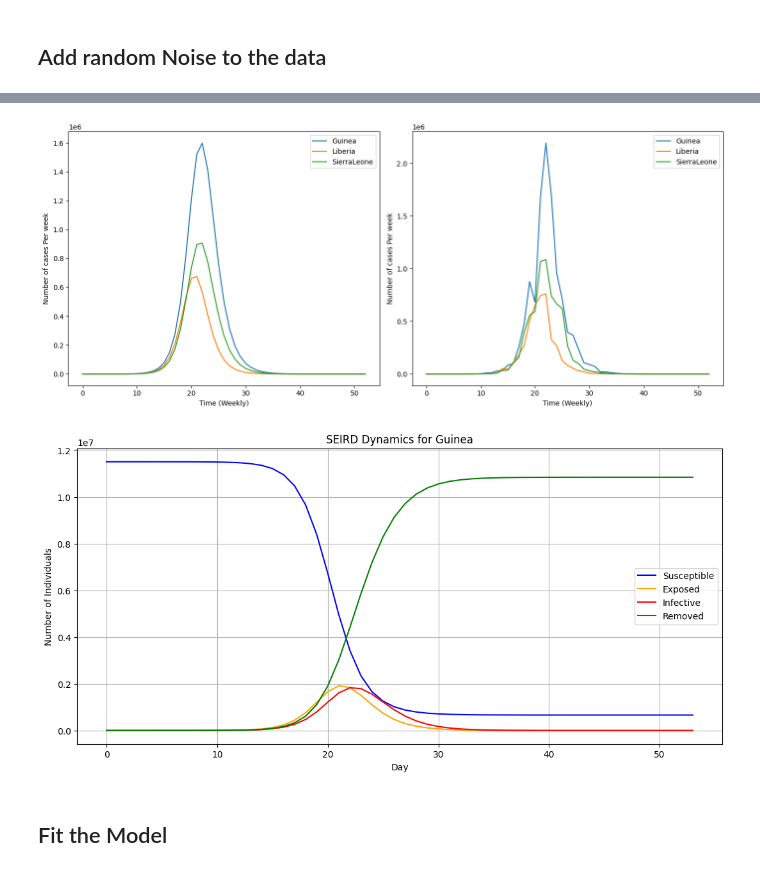
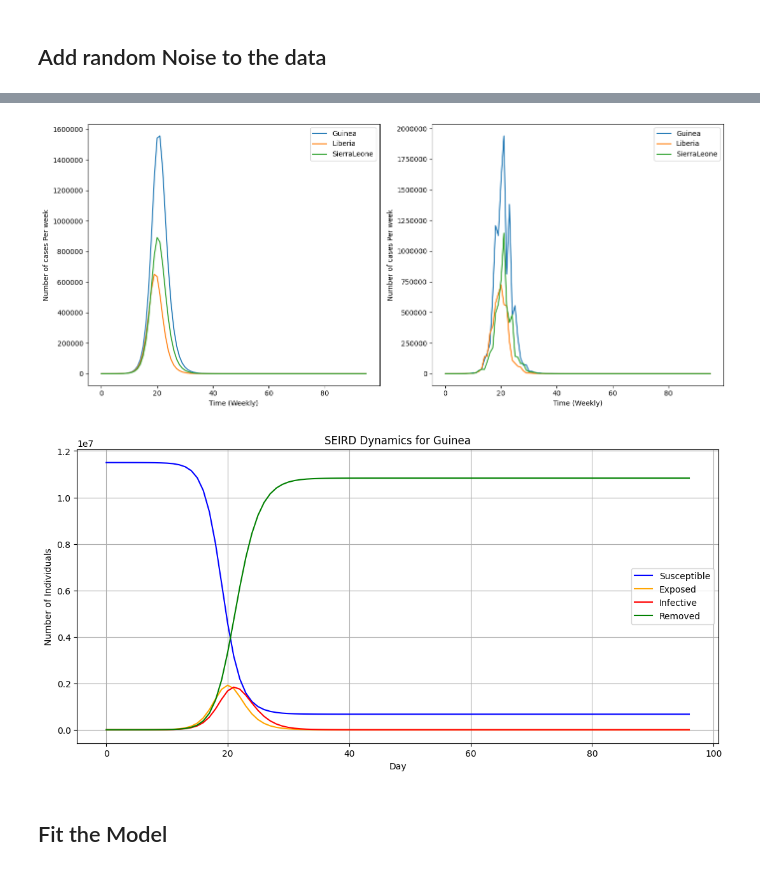
Before and after one commit to Samuelameningayeh/thesis, a Jupyter notebook: SEIR/synthetic_with_coupling.ipynb, the cells around one changed output, grey strips where cells are left out. Saved outputs shown, nothing was run; the diff lists cells and outputs as text; code cells hidden in the pictures.

```diff
--- a/SEIR/synthetic_with_coupling.ipynb
+++ b/SEIR/synthetic_with_coupling.ipynb
@@ -78,21 +70,18 @@ array([[2.1 , 0.21, 0.14],
 # %%
 n_patches = 3
-T = 53  #371/7 #96 #679/7
+T = 96  #371/7 #96 #679/7
 # Time vector
 t = np.linspace(0, T, T)
 
 N = [11.5e6, 4.5e6, 6.8e6]  # Guinea, Liberia, Sierra Leone
-# N=[1000000, 960000, 745000]
-# N = np.array([110000, 440000, 680000])
 
 ## Get the Parameters
-
 beta = np.array([[0.3, 0.03, 0.02],
            [0.03, 0.4, 0.05],
            [0.02, 0.05, 0.35]])*7
 # beta = np.array([0.3, 0.4, 0.35])*7
 sigma = np.array([1/8.5, 1/8.5, 1/8.5])*7
-gamma = np.array([1/9, 1/7, 1/6])*7
+gamma = np.array([1/9, 1/6.7, 1/6])*7
 
 phi = 10           # Negative binomial dispersion parameter
 reporting_rate = 1 #0.8  # Proportion of cases reported
@@ -100,9 +89,9 @@ reporting_rate = 1 #0.8  # Proportion of cases reported
 
 # Initial conditions
 E0 = np.array([10, 1, 1])
-I0 = np.array([10, 1, 1])
+I0 = np.array([10, 10, 10])
 R0 = np.array([0,0,0])
-C0 = np.array([10,1,1])
+C0 = np.array([10,10,10])
 S0 = np.array([N[0]-E0[0]-I0[0], N[1]-E0[1]-I0[1], N[2]-E0[2]-I0[2]])
 
 # initial_state = [guinea, lib, sir]
@@ -214,30 +203,32 @@ raw_coupling.head()
 # %%
 fig, ax = plt.subplots(1,2, figsize = (14, 6))
 countries = ['Guinea', 'Liberia', 'SierraLeone']
 for i in range(3):
     ax[0].plot(raw_coupling[f'{countries[i]}_New_case'])
     ax[0].legend(countries)
     # ax[0].set_title('Number of new infections NO NOISE at time t $[\int_0^T \sigma*$E]')
     ax[0].set_xlabel('Time (Weekly)')
     ax[0].set_ylabel('Number of cases Per week')
+    ax[0].ticklabel_format(style='plain', axis='y')
 
     ax[1].plot(raw_coupling[f'{countries[i]}_Noise'])
     ax[1].legend(countries)
     # ax[1].set_title('Number of new infections with NOISE at time t $[\int_0^T \sigma*$E]')
     ax[1].set_xlabel('Time (Weekly)')
     ax[1].set_ylabel('Number of cases Per week')
+    ax[1].ticklabel_format(style='plain', axis='y')
 
     # ax[2].plot(raw_coupling[f'C_{countries[i]}'])
     # ax[2].legend(countries)
     # ax[2].set_title('Number of Infections at time t [$ \sigma$ * E]')
     # ax[2].set_xlabel('Time (Weekly)')
     # ax[2].set_ylabel('Number of cases per week')
 
 plt.tight_layout()
 plt.savefig('images/generated_with_coupling.pdf')
 plt.show()
 # %% [output]
-[figure, old version]
+[figure, new version]
 # %%
 # Plot for each country
 countries = ['Guinea', 'Liberia', 'SierraLeone']
@@ -272,7 +263,7 @@ def plot_SEIR(df, country_name, Death = False, save=False, yscale = False):
 # %%
 plot_SEIR(raw_coupling, 'Guinea')
 # %% [output]
-[figure, old version]
+[figure, new version]
 # %% [markdown]
 ## Fit the Model
 # %%
```
Also changed, not shown: parts of 6 cells of this notebook, 32 other files.
